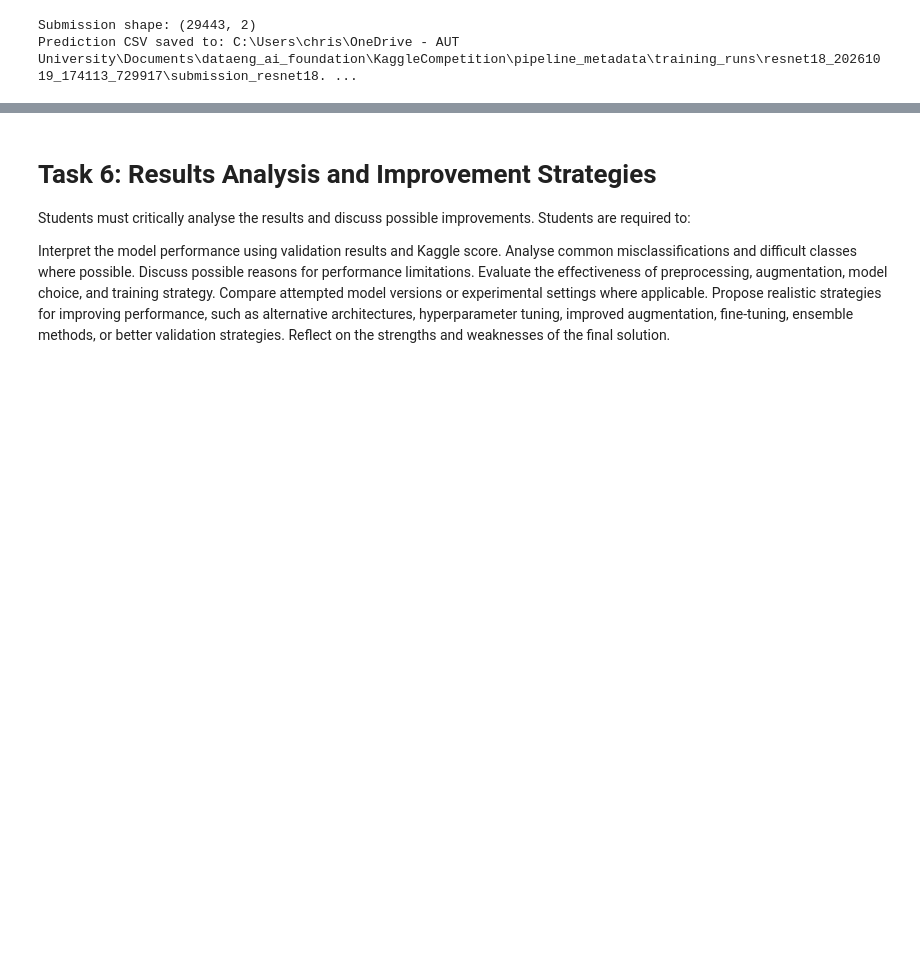
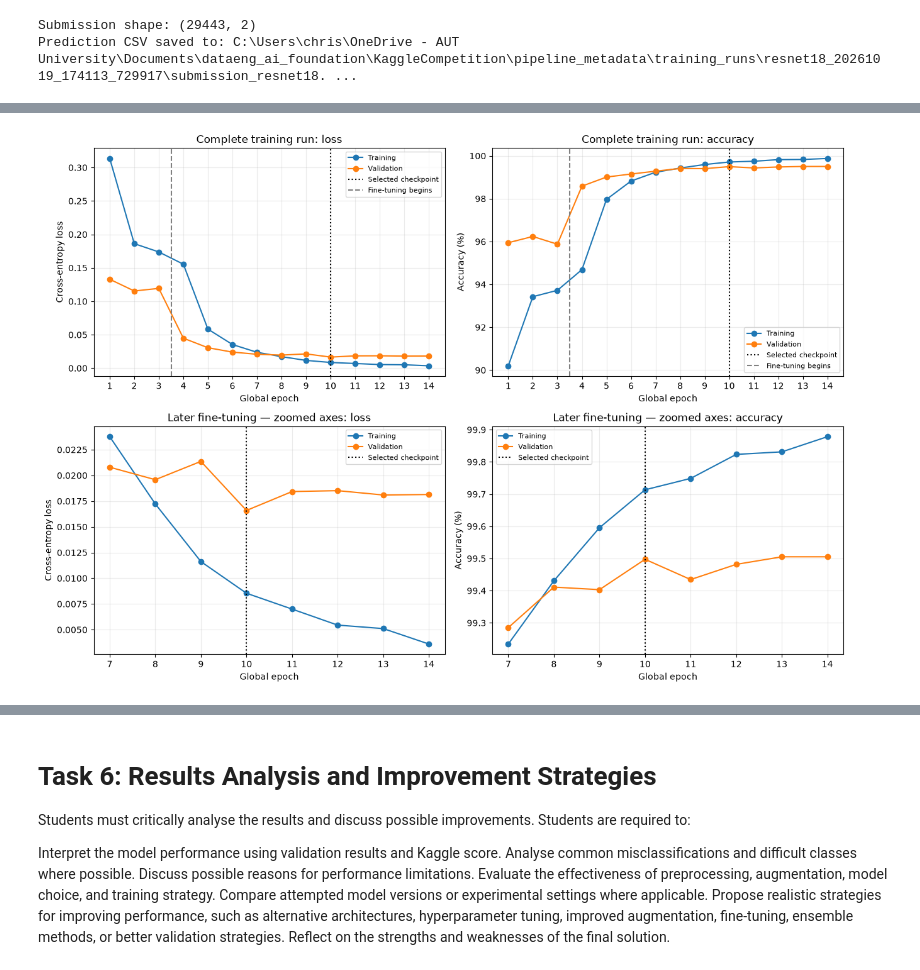
Before and after one commit to ChrisJHM6446/ENGE707_KaggleCompetition, a Jupyter notebook: KaggleComp_Main/Main.ipynb, the cells around one changed output, grey strips where cells are left out. Cells and saved outputs as stored; diff of their text form; code cells hidden in the pictures; blank space fills up the shorter version.

```diff
--- a/KaggleComp_Main/Main.ipynb
+++ b/KaggleComp_Main/Main.ipynb
@@ -2600,0 +2773,76 @@ Justify any changes made to the model or training strategy
+# %%
+# CHUNK T4 3
+# this chunks plots overall learning and late training behaviour allowing late epoch changes
+# to be more prominent.
+# display training/validation loss and accuracy
+# identify the learning progress and possible late overfitting - caught visually; charts help
+# plot the complete run and a clearly labelled zoom in.
+
+late_history_t4 = fine_t4[
+    fine_t4["stage_epoch"] >= 4
+].copy()
+
+selected_epoch_t4 = int(best_t4["epoch"])
+fine_start_t4 = int(head_t4["epoch"].max()) + 0.5
+
+fig_t4, axes_t4 = plt.subplots(2, 2, figsize=(13, 9))
+
+for row_number, (data, title) in enumerate([
+    (history_t4, "Complete training run"),
+    (late_history_t4, "Later fine-tuning — zoomed axes")
+]):
+    axes_t4[row_number, 0].plot(
+        data["epoch"], data["train_loss"],
+        marker="o", label="Training"
+    )
+    axes_t4[row_number, 0].plot(
+        data["epoch"], data["val_loss"],
+        marker="o", label="Validation"
+    )
+    axes_t4[row_number, 0].set(
+        title=f"{title}: loss",
+        ylabel="Cross-entropy loss"
+    )
+
+    axes_t4[row_number, 1].plot(
+        data["epoch"], 100 * data["train_accuracy"],
+        marker="o", label="Training"
+    )
+    axes_t4[row_number, 1].plot(
+        data["epoch"], 100 * data["val_accuracy"],
+        marker="o", label="Validation"
+    )
+    axes_t4[row_number, 1].set(
+        title=f"{title}: accuracy",
+        ylabel="Accuracy (%)"
+    )
+
+    for ax in axes_t4[row_number]:
+        ax.axvline(
+            selected_epoch_t4,
+            color="black", linestyle=":",
+            label="Selected checkpoint"
+        )
+        ax.set_xlabel("Global epoch")
+        ax.set_xticks(data["epoch"])
+        ax.grid(alpha=0.25)
+
+# Mark the change of training strategy on the complete-run plots.
+for ax in axes_t4[0]:
+    ax.axvline(
+        fine_start_t4,
+        color="grey", linestyle="--",
+        label="Fine-tuning begins"
+    )
+
+for ax in axes_t4.flat:
+    ax.legend(fontsize=8)
+
+fig_t4.tight_layout()
+fig_t4.savefig(
+    TASK4_DIR / "task4_learning_curves.png",
+    dpi=150
+)
+plt.show()
+# %% [output]
+[figure, added]
```
Also changed, not shown: parts of 20 cells of this notebook, 4 other files.
